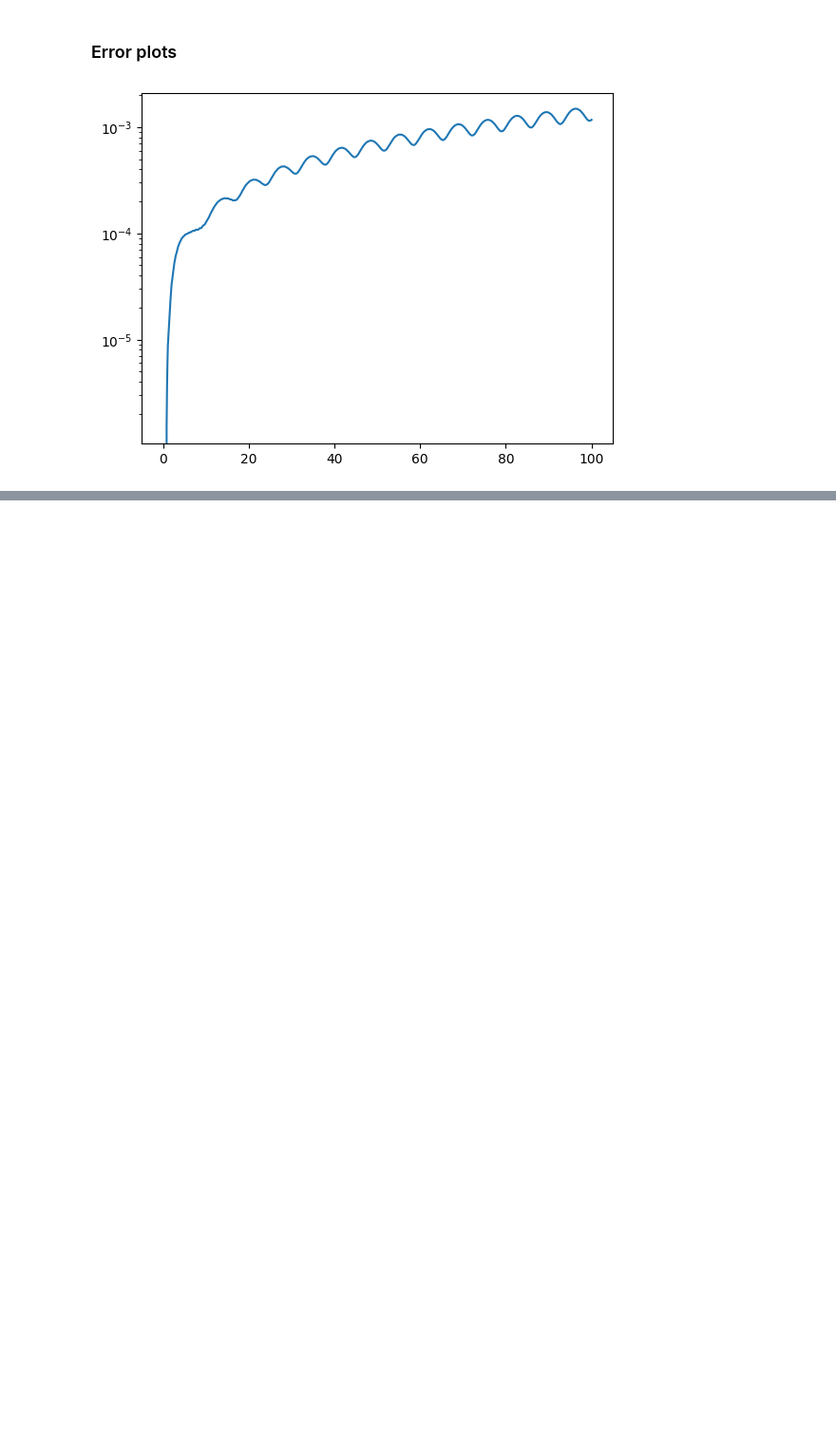
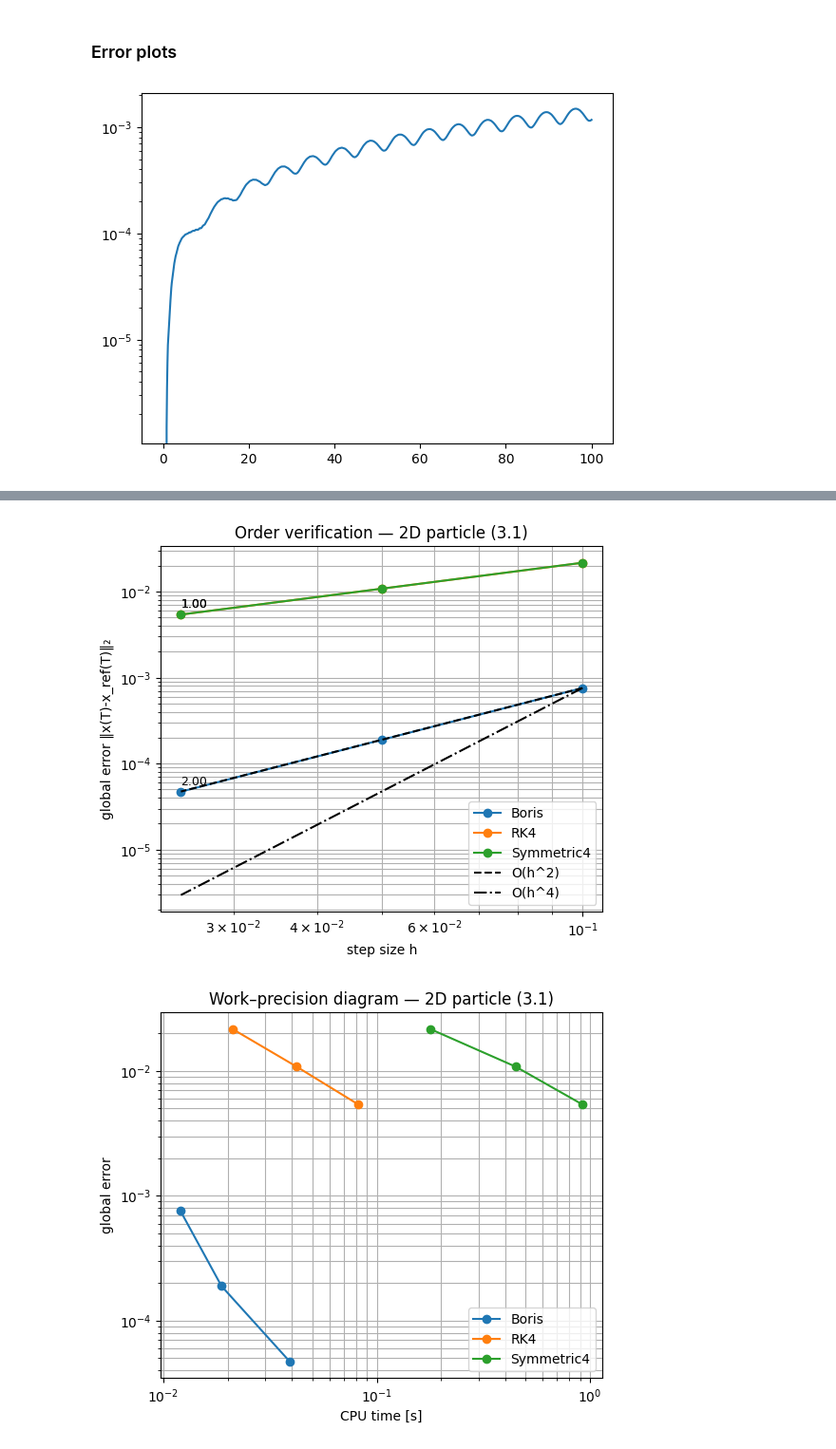
Before and after one commit to DonSheddow/TMA4215-project2, a Jupyter notebook: main.ipynb, the cells around one changed output, grey strips where cells are left out. Shown: that part at 95% size. Drawn from its saved outputs; the diff is of its cells as text; code cells hidden in the pictures; blank space fills up the shorter version.

Commit message:
B. Order verification and work precision diagramm

```diff
--- a/main.ipynb
+++ b/main.ipynb
@@ -304,0 +450,46 @@ plot_error(x)
+# %%
+# plotting helpers
+def plot_order(results, system_name):
+    plt.figure(figsize=(6,5))
+    for label, data in results.items():
+        h = data['h']
+        err = data['err']
+        plt.loglog(h, err, 'o-', label=label)
+
+        coeffs = onp.polyfit(onp.log(h), onp.log(err+1e-30), 1)
+        slope = coeffs[0]
+        plt.text(h[-1], err[-1]*1.2, f"{slope:.2f}", fontsize=9)
+
+    ref_h = results[list(results.keys())[0]]['h']
+    ref_err = results[list(results.keys())[0]]['err']
+    scale = ref_err[0] / (ref_h[0]**2)
+    plt.loglog(ref_h, scale * (ref_h**2), 'k--', label='O(h^2)')
+    scale4 = ref_err[0] / (ref_h[0]**4)
+    plt.loglog(ref_h, scale4 * (ref_h**4), 'k-.', label='O(h^4)')
+    plt.xlabel("step size h")
+    plt.ylabel("global error ‖x(T)-x_ref(T)‖₂")
+    plt.title(f"Order verification — {system_name}")
+    plt.legend()
+    plt.grid(True, which='both')
+    plt.show()
+
+def plot_work_precision(results, system_name):
+    plt.figure(figsize=(6,5))
+    for label, data in results.items():
+        plt.loglog(data['time'], data['err'], 'o-', label=label)
+    plt.xlabel("CPU time [s]")
+    plt.ylabel("global error")
+    plt.title(f"Work–precision diagram — {system_name}")
+    plt.legend()
+    plt.grid(True, which='both')
+    plt.show()
+# %%
+# show plots for particle and tokamak
+plot_order(results_particle, "2D particle (3.1)")
+plot_work_precision(results_particle, "2D particle (3.1)")
+
+plot_order(results_tokamak, "Tokamak (3.2)")
+plot_work_precision(results_tokamak, "Tokamak (3.2)")
+# %% [output]
+[figure, added]
+[figure, added]
```
Also changed, not shown: parts of 12 cells of this notebook.
